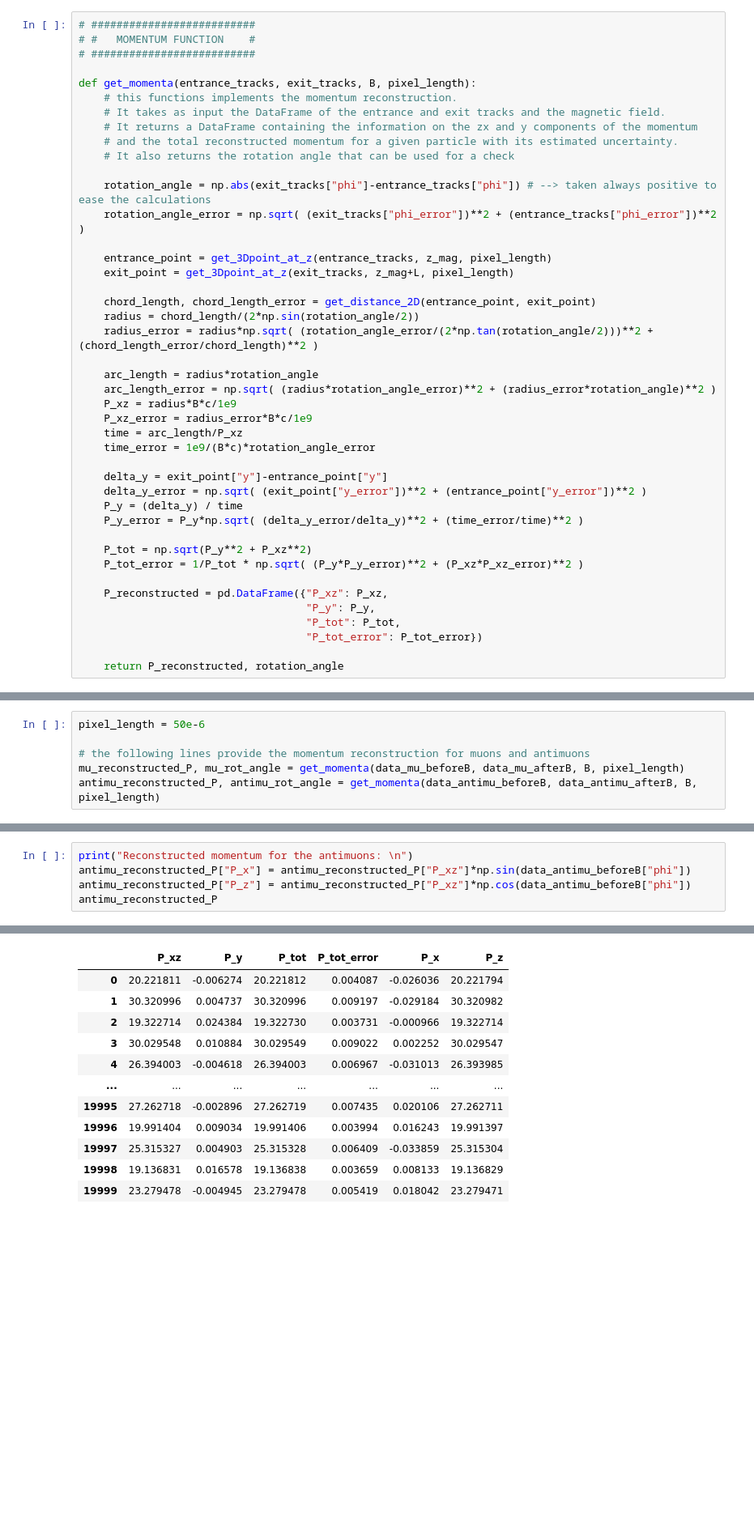
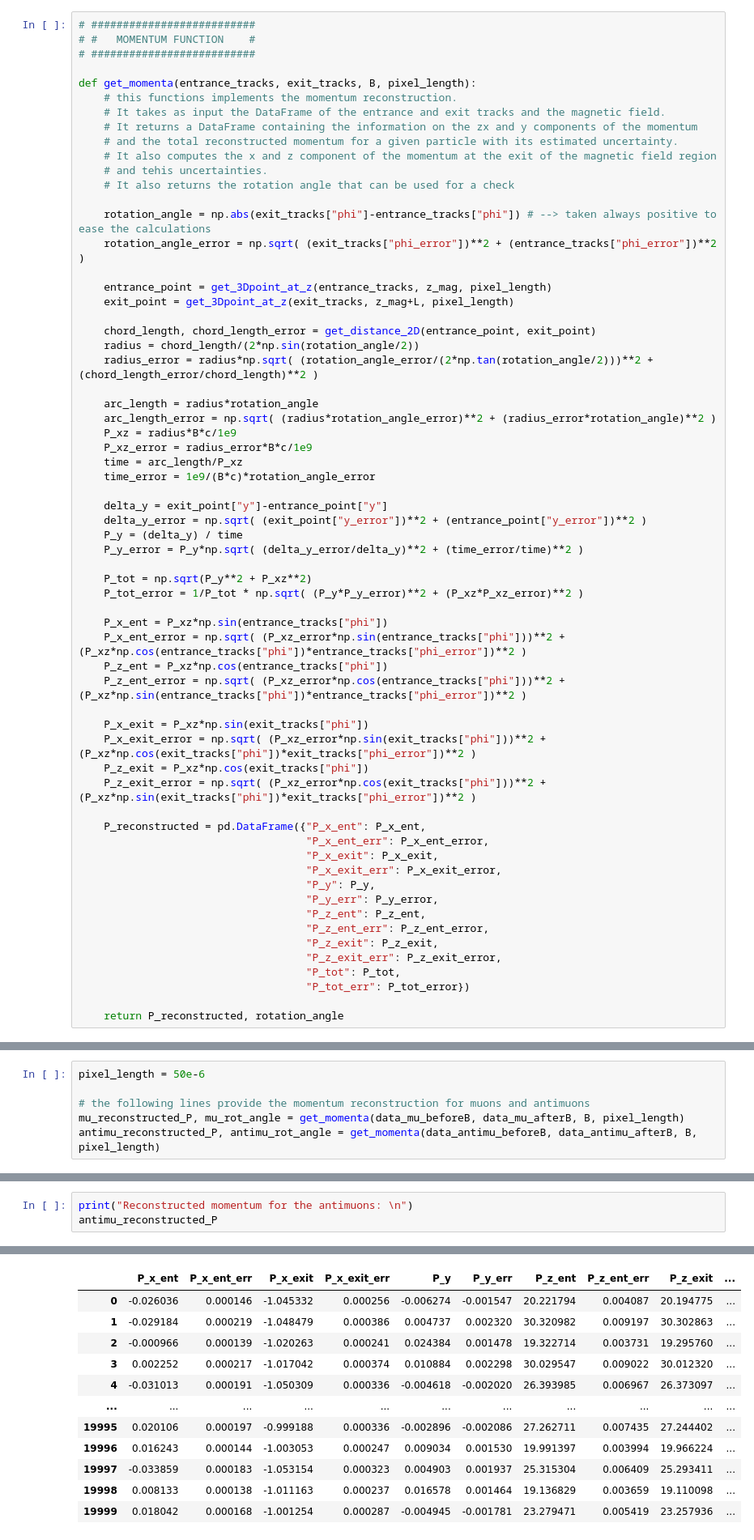
Before and after one commit to NicoloSalimbeni/muon_production_project, a Jupyter notebook: group_13_project.ipynb, the cells around one changed output, grey strips where cells are left out. Shown at 81% size. Drawn from its saved outputs; the diff is of its cells as text; blank space fills up the shorter version.

```diff
--- a/group_13_project.ipynb
+++ b/group_13_project.ipynb
@@ -2089,6 +1486,8 @@ def get_momenta(entrance_tracks, exit_tracks, B, pixel_length):
     # It takes as input the DataFrame of the entrance and exit tracks and the magnetic field.
     # It returns a DataFrame containing the information on the zx and y components of the momentum
     # and the total reconstructed momentum for a given particle with its estimated uncertainty.
+    # It also computes the x and z component of the momentum at the exit of the magnetic field region
+    # and tehis uncertainties.
     # It also returns the rotation angle that can be used for a check
 
     rotation_angle = np.abs(exit_tracks["phi"]-entrance_tracks["phi"]) # --> taken always positive to ease the calculations
@@ -2116,10 +1515,28 @@ def get_momenta(entrance_tracks, exit_tracks, B, pixel_length):
     P_tot = np.sqrt(P_y**2 + P_xz**2)
     P_tot_error = 1/P_tot * np.sqrt( (P_y*P_y_error)**2 + (P_xz*P_xz_error)**2 )
 
-    P_reconstructed = pd.DataFrame({"P_xz": P_xz,
+    P_x_ent = P_xz*np.sin(entrance_tracks["phi"])
+    P_x_ent_error = np.sqrt( (P_xz_error*np.sin(entrance_tracks["phi"]))**2 + (P_xz*np.cos(entrance_tracks["phi"])*entrance_tracks["phi_error"])**2 )
+    P_z_ent = P_xz*np.cos(entrance_tracks["phi"])
+    P_z_ent_error = np.sqrt( (P_xz_error*np.cos(entrance_tracks["phi"]))**2 + (P_xz*np.sin(entrance_tracks["phi"])*entrance_tracks["phi_error"])**2 )
+
+    P_x_exit = P_xz*np.sin(exit_tracks["phi"])
+    P_x_exit_error = np.sqrt( (P_xz_error*np.sin(exit_tracks["phi"]))**2 + (P_xz*np.cos(exit_tracks["phi"])*exit_tracks["phi_error"])**2 )
+    P_z_exit = P_xz*np.cos(exit_tracks["phi"])
+    P_z_exit_error = np.sqrt( (P_xz_error*np.cos(exit_tracks["phi"]))**2 + (P_xz*np.sin(exit_tracks["phi"])*exit_tracks["phi_error"])**2 )
+
+    P_reconstructed = pd.DataFrame({"P_x_ent": P_x_ent,
+                                    "P_x_ent_err": P_x_ent_error,
+                                    "P_x_exit": P_x_exit,
+                                    "P_x_exit_err": P_x_exit_error,
                                     "P_y": P_y,
+                                    "P_y_err": P_y_error,
+                                    "P_z_ent": P_z_ent,
+                                    "P_z_ent_err": P_z_ent_error,
+                                    "P_z_exit": P_z_exit,
+                                    "P_z_exit_err": P_z_exit_error,
                                     "P_tot": P_tot,
-                                    "P_tot_error": P_tot_error})
+                                    "P_tot_err": P_tot_error})
 
     return P_reconstructed, rotation_angle
 # %%
@@ -2183,19 +1632,17 @@ Reconstructed momentum for the muons:
 # %%
 print("Reconstructed momentum for the antimuons: \n")
-antimu_reconstructed_P["P_x"] = antimu_reconstructed_P["P_xz"]*np.sin(data_antimu_beforeB["phi"])
-antimu_reconstructed_P["P_z"] = antimu_reconstructed_P["P_xz"]*np.cos(data_antimu_beforeB["phi"])
 antimu_reconstructed_P
 # %% [output]
 Reconstructed momentum for the antimuons:
-|  | P_xz | P_y | P_tot | P_tot_error | P_x | P_z |
-| 0 | 20.221811 | -0.006274 | 20.221812 | 0.004087 | -0.026036 | 20.221794 |
-| 1 | 30.320996 | 0.004737 | 30.320996 | 0.009197 | -0.029184 | 30.320982 |
-| 2 | 19.322714 | 0.024384 | 19.322730 | 0.003731 | -0.000966 | 19.322714 |
-| 3 | 30.029548 | 0.010884 | 30.029549 | 0.009022 | 0.002252 | 30.029547 |
-| 4 | 26.394003 | -0.004618 | 26.394003 | 0.006967 | -0.031013 | 26.393985 |
-| ... | ... | ... | ... | ... | ... | ... |
-| 19995 | 27.262718 | -0.002896 | 27.262719 | 0.007435 | 0.020106 | 27.262711 |
-| 19996 | 19.991404 | 0.009034 | 19.991406 | 0.003994 | 0.016243 | 19.991397 |
-| 19997 | 25.315327 | 0.004903 | 25.315328 | 0.006409 | -0.033859 | 25.315304 |
-| 19998 | 19.136831 | 0.016578 | 19.136838 | 0.003659 | 0.008133 | 19.136829 |
-| 19999 | 23.279478 | -0.004945 | 23.279478 | 0.005419 | 0.018042 | 23.279471 |
+|  | P_x_ent | P_x_ent_err | P_x_exit | P_x_exit_err | P_y | P_y_err | P_z_ent | P_z_ent_err | P_z_exit | ... |
+| 0 | -0.026036 | 0.000146 | -1.045332 | 0.000256 | -0.006274 | -0.001547 | 20.221794 | 0.004087 | 20.194775 | ... |
+| 1 | -0.029184 | 0.000219 | -1.048479 | 0.000386 | 0.004737 | 0.002320 | 30.320982 | 0.009197 | 30.302863 | ... |
+| 2 | -0.000966 | 0.000139 | -1.020263 | 0.000241 | 0.024384 | 0.001478 | 19.322714 | 0.003731 | 19.295760 | ... |
+| 3 | 0.002252 | 0.000217 | -1.017042 | 0.000374 | 0.010884 | 0.002298 | 30.029547 | 0.009022 | 30.012320 | ... |
+| 4 | -0.031013 | 0.000191 | -1.050309 | 0.000336 | -0.004618 | -0.002020 | 26.393985 | 0.006967 | 26.373097 | ... |
+| ... | ... | ... | ... | ... | ... | ... | ... | ... | ... | ... |
+| 19995 | 0.020106 | 0.000197 | -0.999188 | 0.000336 | -0.002896 | -0.002086 | 27.262711 | 0.007435 | 27.244402 | ... |
+| 19996 | 0.016243 | 0.000144 | -1.003053 | 0.000247 | 0.009034 | 0.001530 | 19.991397 | 0.003994 | 19.966224 | ... |
+| 19997 | -0.033859 | 0.000183 | -1.053154 | 0.000323 | 0.004903 | 0.001937 | 25.315304 | 0.006409 | 25.293411 | ... |
+| 19998 | 0.008133 | 0.000138 | -1.011163 | 0.000237 | 0.016578 | 0.001464 | 19.136829 | 0.003659 | 19.110098 | ... |
+| 19999 | 0.018042 | 0.000168 | -1.001254 | 0.000287 | -0.004945 | -0.001781 | 23.279471 | 0.005419 | 23.257936 | ... |
```
Also changed, not shown: parts of 71 cells of this notebook.
